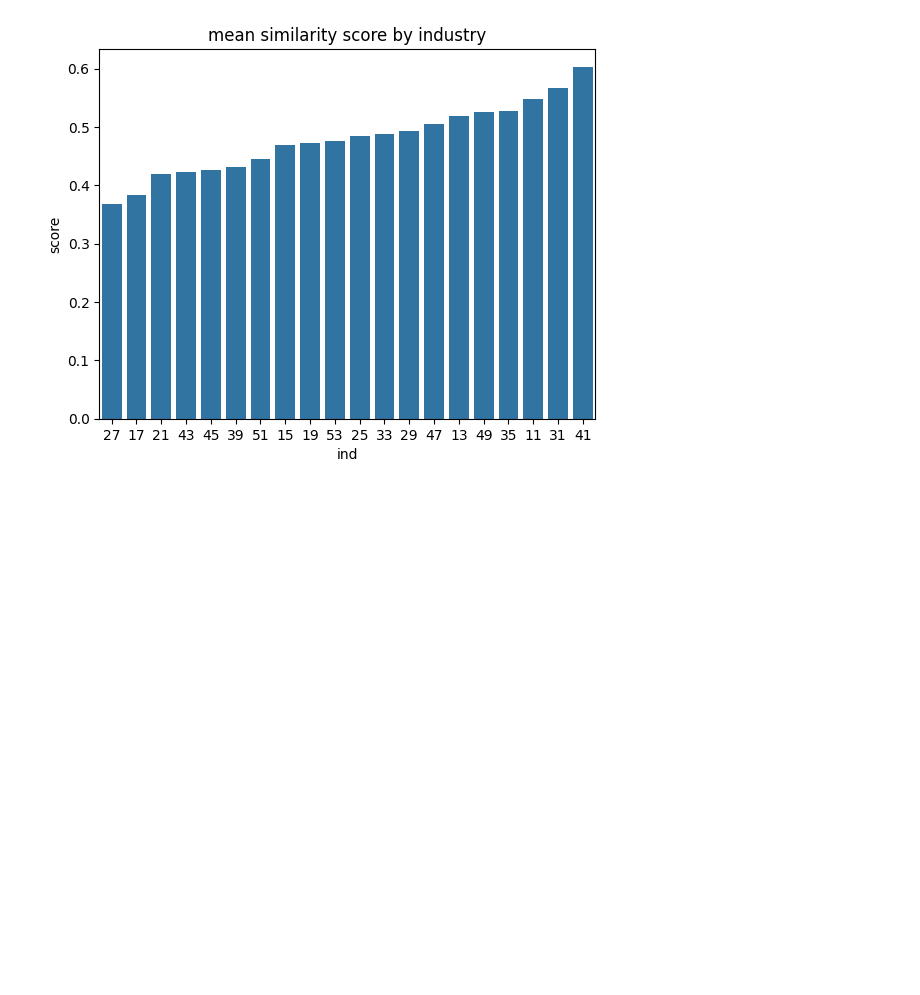
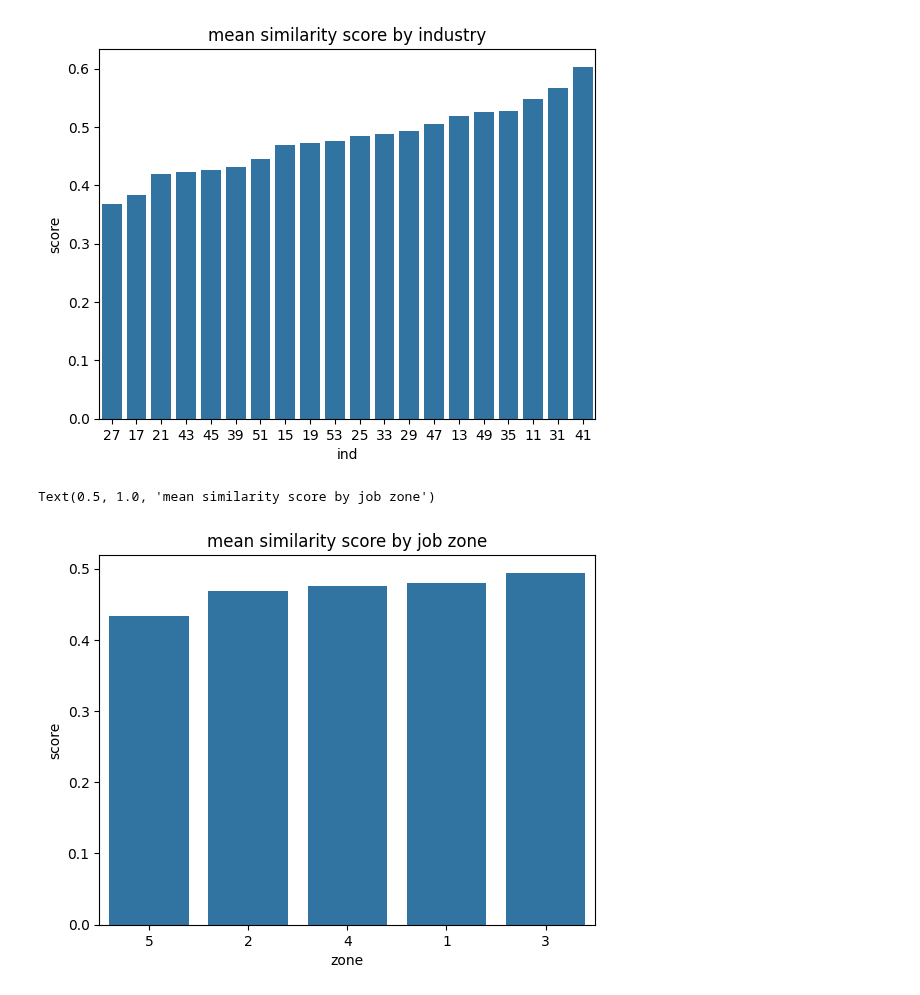
Before and after one commit to Segtanof/Teapot, a Jupyter notebook: 2_task description analysis.ipynb, the cells around one changed output. Saved outputs shown, nothing was run; the diff lists cells and outputs as text; code cells hidden in the pictures; blank space fills up the shorter version.

```diff
--- a/2_task description analysis.ipynb
+++ b/2_task description analysis.ipynb
@@ -62,4 +49,12 @@ plt.title("mean similarity score by industry")
 # %% [output]
 Text(0.5, 1.0, 'mean similarity score by industry')
 [figure]
+# %%
+#plot similarity score by job zone
+mean_score = df.groupby("zone")["score"].mean()
+sns.barplot(mean_score, order=mean_score.sort_values().index)
+plt.title("mean similarity score by job zone")
+# %% [output]
+Text(0.5, 1.0, 'mean similarity score by job zone')
+[figure, added]
 # %%
```
Also changed, not shown: parts of 14 cells of this notebook, 9 other files.
